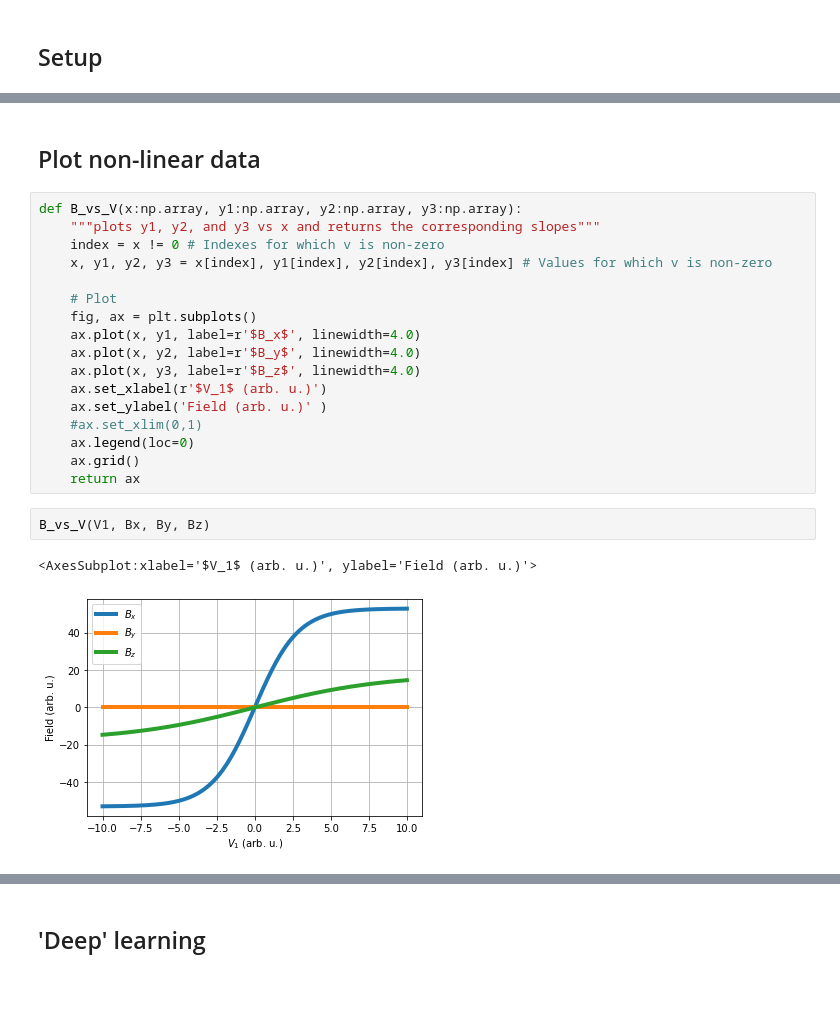
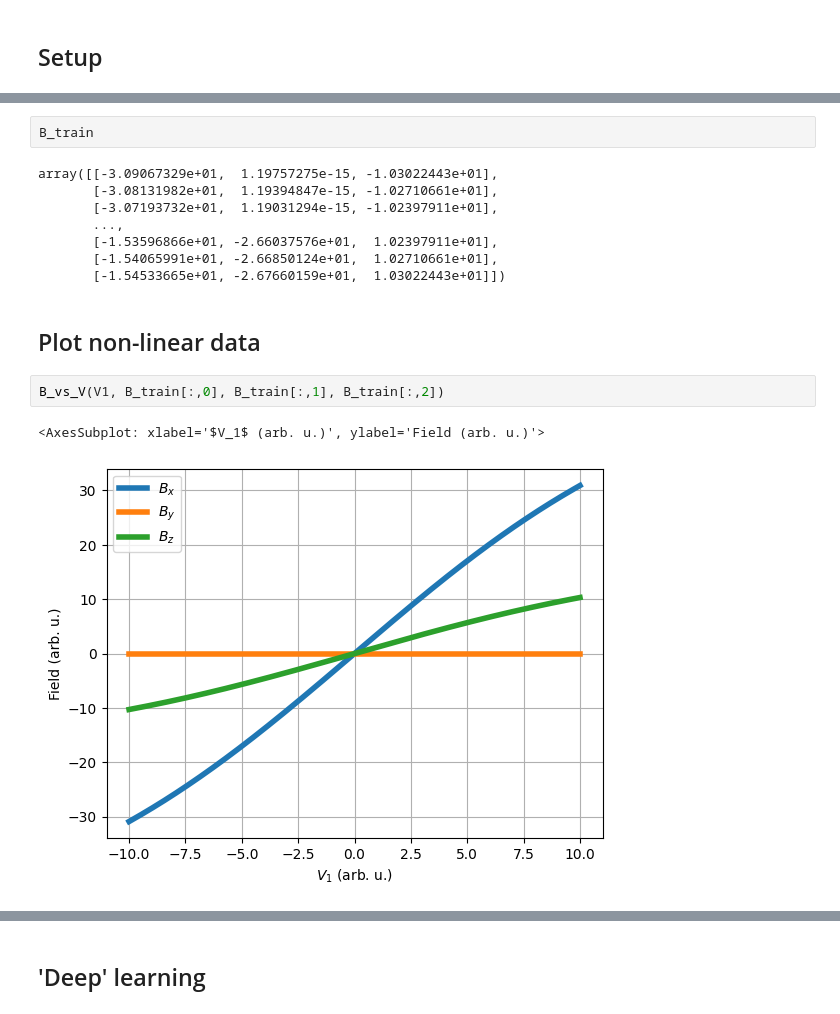
Before and after one commit to tretyakovmipt/TIRF-magnet-calibration, a Jupyter notebook: nonlinear_calibration.ipynb, the cells around one changed output, grey strips where cells are left out. Drawn from its saved outputs; the diff is of its cells as text; blank space fills up the shorter version.

```diff
--- a/nonlinear_calibration.ipynb
+++ b/nonlinear_calibration.ipynb
@@ -26,25 +63,18 @@ V_train = np.stack((V1, V2, V3), axis=1)
+# %%
+B_train
+# %% [output]
+array([[-3.09067329e+01,  1.19757275e-15, -1.03022443e+01],
+       [-3.08131982e+01,  1.19394847e-15, -1.02710661e+01],
+       [-3.07193732e+01,  1.19031294e-15, -1.02397911e+01],
+       ...,
+       [-1.53596866e+01, -2.66037576e+01,  1.02397911e+01],
+       [-1.54065991e+01, -2.66850124e+01,  1.02710661e+01],
+       [-1.54533665e+01, -2.67660159e+01,  1.03022443e+01]])
 # %% [markdown]
 ## Plot non-linear data
-# %%
-def B_vs_V(x:np.array, y1:np.array, y2:np.array, y3:np.array):
-    """plots y1, y2, and y3 vs x and returns the corresponding slopes"""
-    index = x != 0 # Indexes for which v is non-zero
-    x, y1, y2, y3 = x[index], y1[index], y2[index], y3[index] # Values for which v is non-zero
-
-    # Plot
-    fig, ax = plt.subplots()
-    ax.plot(x, y1, label=r'$B_x$', linewidth=4.0)
-    ax.plot(x, y2, label=r'$B_y$', linewidth=4.0)
-    ax.plot(x, y3, label=r'$B_z$', linewidth=4.0)
-    ax.set_xlabel(r'$V_1$ (arb. u.)')
-    ax.set_ylabel('Field (arb. u.)' )
-    #ax.set_xlim(0,1)
-    ax.legend(loc=0)
-    ax.grid()
-    return ax
-# %%
-B_vs_V(V1, Bx, By, Bz)
-# %% [output]
-<AxesSubplot:xlabel='$V_1$ (arb. u.)', ylabel='Field (arb. u.)'>
-[figure, removed]
+# %%
+B_vs_V(V1, B_train[:,0], B_train[:,1], B_train[:,2])
+# %% [output]
+<AxesSubplot: xlabel='$V_1$ (arb. u.)', ylabel='Field (arb. u.)'>
+[figure, added]
 # %%
```
Also changed, not shown: parts of 7 cells of this notebook.
